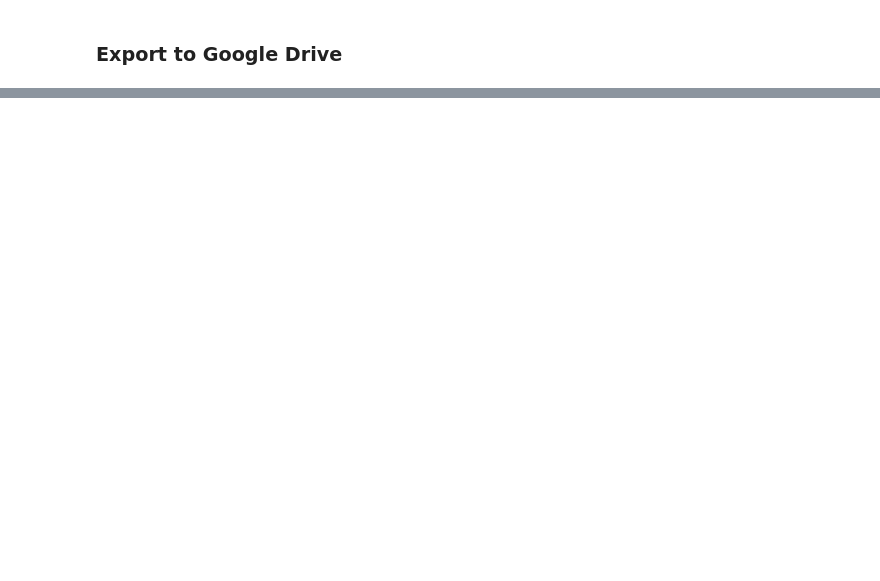
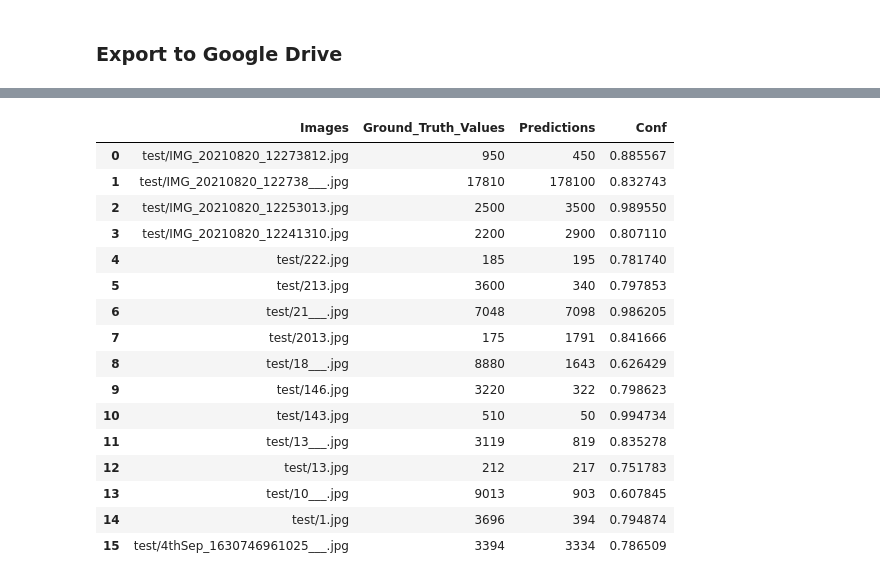
Before and after one commit to ya-stack/PaddlePaddle-PaddleOCR, a Jupyter notebook: PP_OCR.ipynb, the cells around one changed output, grey strips where cells are left out. Saved outputs shown, nothing was run; the diff lists cells and outputs as text; code cells hidden in the pictures; blank space fills up the shorter version.

```diff
--- a/PP_OCR.ipynb
+++ b/PP_OCR.ipynb
@@ -446,0 +603,21 @@ File ID: 1YuwofUmy6uGLHKhFtg_5uEyyL-Ozohs9
+# %%
+crnn = pd.read_excel("/content/PaddleOCR/CRNN_wrong_pred.xlsx")
+crnn
+# %% [output]
+|  | Images | Ground_Truth_Values | Predictions | Conf |
+| 0 | test/IMG_20210820_12273812.jpg | 950 | 450 | 0.885567 |
+| 1 | test/IMG_20210820_122738___.jpg | 17810 | 178100 | 0.832743 |
+| 2 | test/IMG_20210820_12253013.jpg | 2500 | 3500 | 0.989550 |
+| 3 | test/IMG_20210820_12241310.jpg | 2200 | 2900 | 0.807110 |
+| 4 | test/222.jpg | 185 | 195 | 0.781740 |
+| 5 | test/213.jpg | 3600 | 340 | 0.797853 |
+| 6 | test/21___.jpg | 7048 | 7098 | 0.986205 |
+| 7 | test/2013.jpg | 175 | 1791 | 0.841666 |
+| 8 | test/18___.jpg | 8880 | 1643 | 0.626429 |
+| 9 | test/146.jpg | 3220 | 322 | 0.798623 |
+| 10 | test/143.jpg | 510 | 50 | 0.994734 |
+| 11 | test/13___.jpg | 3119 | 819 | 0.835278 |
+| 12 | test/13.jpg | 212 | 217 | 0.751783 |
+| 13 | test/10___.jpg | 9013 | 903 | 0.607845 |
+| 14 | test/1.jpg | 3696 | 394 | 0.794874 |
+| 15 | test/4thSep_1630746961025___.jpg | 3394 | 3334 | 0.786509 |
```
Also changed, not shown: parts of 64 cells of this notebook.
